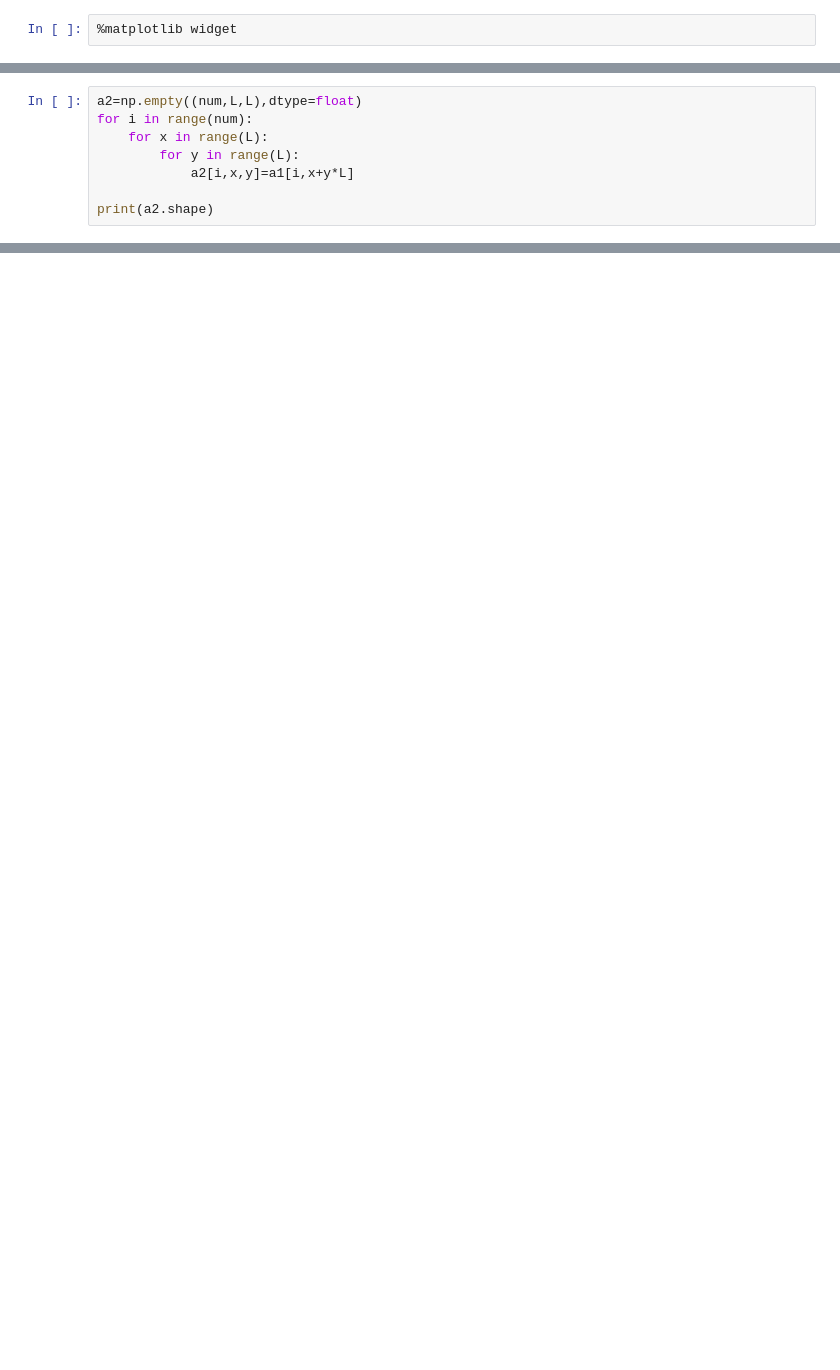
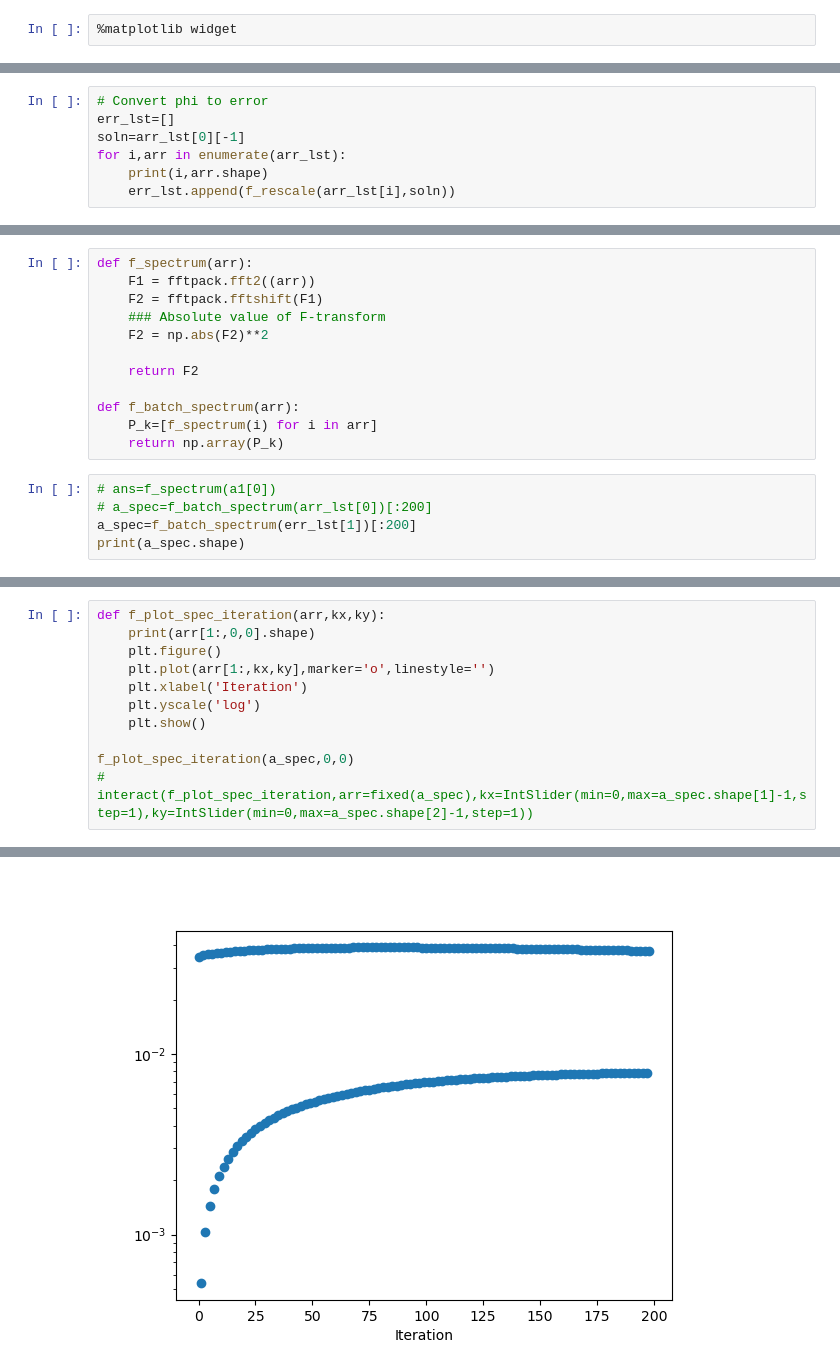
Before and after one commit to vmos1/2d_multigrid, a Jupyter notebook: code/analysis_nbks/2_spectral_analysis_solution.ipynb, the cells around one changed output, grey strips where cells are left out. Saved outputs shown, nothing was run; the diff lists cells and outputs as text; blank space fills up the shorter version.

```diff
--- a/code/analysis_nbks/2_spectral_analysis_solution.ipynb
+++ b/code/analysis_nbks/2_spectral_analysis_solution.ipynb
@@ -32,8 +14,0 @@ print(L)
-# %%
-a2=np.empty((num,L,L),dtype=float)
-for i in range(num):
-    for x in range(L):
-        for y in range(L):
-            a2[i,x,y]=a1[i,x+y*L]
-
-print(a2.shape)
@@ -79,0 +94,7 @@ a2.shape
+# %%
+# Convert phi to error
+err_lst=[]
+soln=arr_lst[0][-1]
+for i,arr in enumerate(arr_lst):
+    print(i,arr.shape)
+    err_lst.append(f_rescale(arr_lst[i],soln))
@@ -79,0 +113,17 @@ a2.shape
+# %%
+def f_spectrum(arr):
+    F1 = fftpack.fft2((arr))
+    F2 = fftpack.fftshift(F1)
+    ### Absolute value of F-transform
+    F2 = np.abs(F2)**2
+
+    return F2
+
+def f_batch_spectrum(arr):
+    P_k=[f_spectrum(i) for i in arr]
+    return np.array(P_k)
+# %%
+# ans=f_spectrum(a1[0])
+# a_spec=f_batch_spectrum(arr_lst[0])[:200]
+a_spec=f_batch_spectrum(err_lst[1])[:200]
+print(a_spec.shape)
@@ -79,0 +136,12 @@ a2.shape
+# %%
+def f_plot_spec_iteration(arr,kx,ky):
+    print(arr[1:,0,0].shape)
+    plt.figure()
+    plt.plot(arr[1:,kx,ky],marker='o',linestyle='')
+    plt.xlabel('Iteration')
+    plt.yscale('log')
+    plt.show()
+
+f_plot_spec_iteration(a_spec,0,0)
+# interact(f_plot_spec_iteration,arr=fixed(a_spec),kx=IntSlider(min=0,max=a_spec.shape[1]-1,step=1),ky=IntSlider(min=0,max=a_spec.shape[2]-1,step=1))
+# %% [output]
@@ -79,0 +149 @@ a2.shape
+[figure, added]
```
Also changed, not shown: parts of 42 cells of this notebook, 1 other file.
